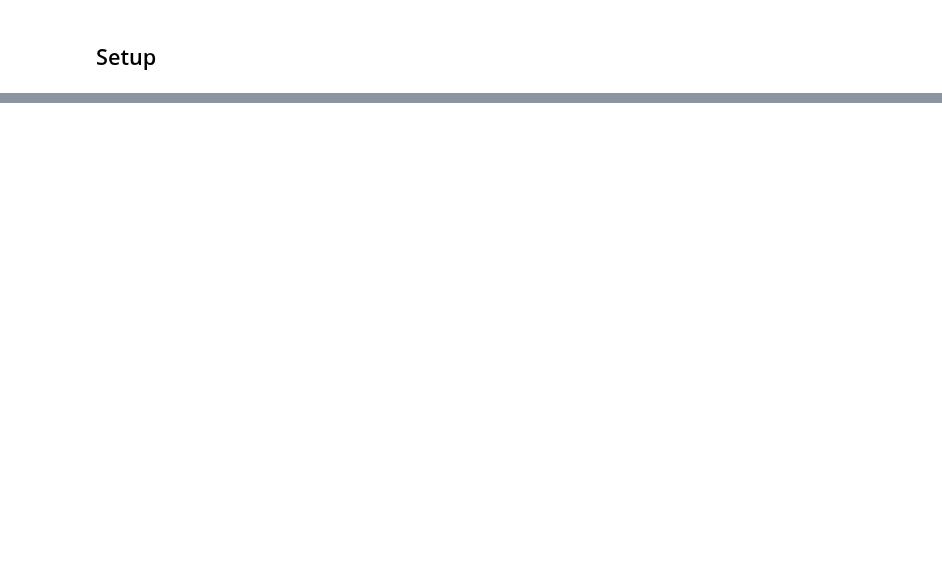
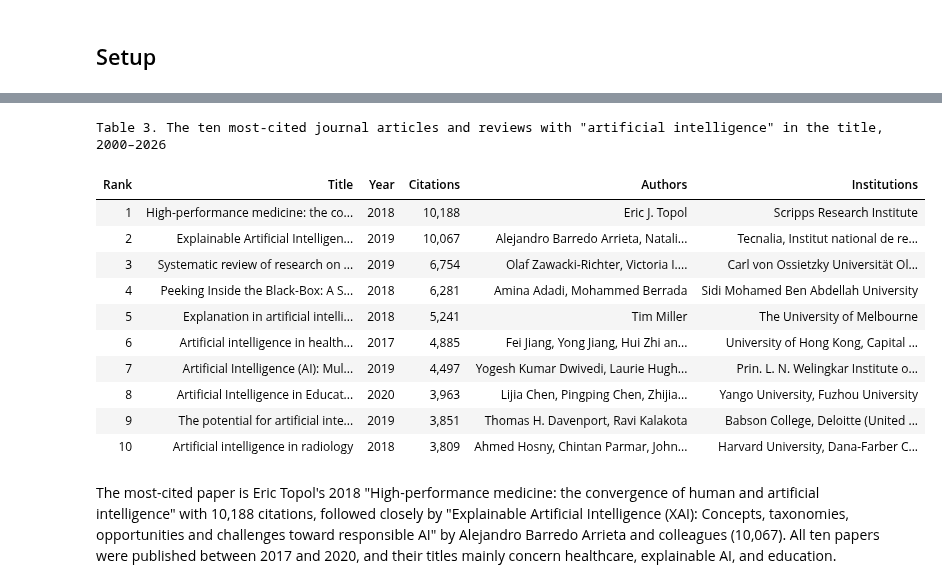
Before and after one commit to rola2005-klc/datasci530fall2026, a Jupyter notebook: Lecture 07/DATASCI530_Assignment3.ipynb, the cells around one changed output, grey strips where cells are left out. Cells and saved outputs as stored; diff of their text form; code cells hidden in the pictures; blank space fills up the shorter version.

```diff
--- a/Lecture 07/DATASCI530_Assignment3.ipynb
+++ b/Lecture 07/DATASCI530_Assignment3.ipynb
@@ -1573,0 +349,30 @@ Table A1
+# %%
+# Shortened author and institution lists (first 3 names)
+top10["authors_text"]      = [shorten_list(authors, 3) for authors in top10["authors"]]
+top10["institutions_text"] = [shorten_list(institutions, 3) for institutions in top10["institutions"]]
+
+display(make_table(top10[["rank", "title", "year", "citations", "authors_text", "institutions_text"]]
+                       .rename(columns = {"rank":              "Rank",
+                                          "title":             "Title",
+                                          "year":              "Year",
+                                          "citations":         "Citations",
+                                          "authors_text":      "Authors",
+                                          "institutions_text": "Institutions"}),
+                   'Table 3. The ten most-cited journal articles and reviews with "artificial intelligence" '
+                   'in the title, 2000–2026',
+                   {"Citations": "{:,.0f}"}))
+# %% [output]
+Table 3. The ten most-cited journal articles and reviews with "artificial intelligence" in the title, 2000–2026
+| Rank | Title | Year | Citations | Authors | Institutions |
+| 1 | High-performance medicine: the co... | 2018 | 10,188 | Eric J. Topol | Scripps Research Institute |
+| 2 | Explainable Artificial Intelligen... | 2019 | 10,067 | Alejandro Barredo Arrieta, Natali... | Tecnalia, Institut national de re... |
+| 3 | Systematic review of research on ... | 2019 | 6,754 | Olaf Zawacki‐Richter, Victoria I.... | Carl von Ossietzky Universität Ol... |
+| 4 | Peeking Inside the Black-Box: A S... | 2018 | 6,281 | Amina Adadi, Mohammed Berrada | Sidi Mohamed Ben Abdellah University |
+| 5 | Explanation in artificial intelli... | 2018 | 5,241 | Tim Miller | The University of Melbourne |
+| 6 | Artificial intelligence in health... | 2017 | 4,885 | Fei Jiang, Yong Jiang, Hui Zhi an... | University of Hong Kong, Capital ... |
+| 7 | Artificial Intelligence (AI): Mul... | 2019 | 4,497 | Yogesh Kumar Dwivedi, Laurie Hugh... | Prin. L. N. Welingkar Institute o... |
+| 8 | Artificial Intelligence in Educat... | 2020 | 3,963 | Lijia Chen, Pingping Chen, Zhijia... | Yango University, Fuzhou University |
+| 9 | The potential for artificial inte... | 2019 | 3,851 | Thomas H. Davenport, Ravi Kalakota | Babson College, Deloitte (United ... |
+| 10 | Artificial intelligence in radiology | 2018 | 3,809 | Ahmed Hosny, Chintan Parmar, John... | Harvard University, Dana-Farber C... |
+# %% [markdown]
+The most-cited paper is Eric Topol's 2018 "High-performance medicine: the convergence of human and artificial intelligence" with 10,188 citations, followed closely by "Explainable Artificial Intelligence (XAI): Concepts, taxonomies, opportunities and challenges toward responsible AI" by Alejandro Barredo Arrieta and colleagues (10,067). All ten papers were published between 2017 and 2020, and their titles mainly concern healthcare, explainable AI, and education.
```
Also changed, not shown: parts of 68 cells of this notebook, 2 other files.
